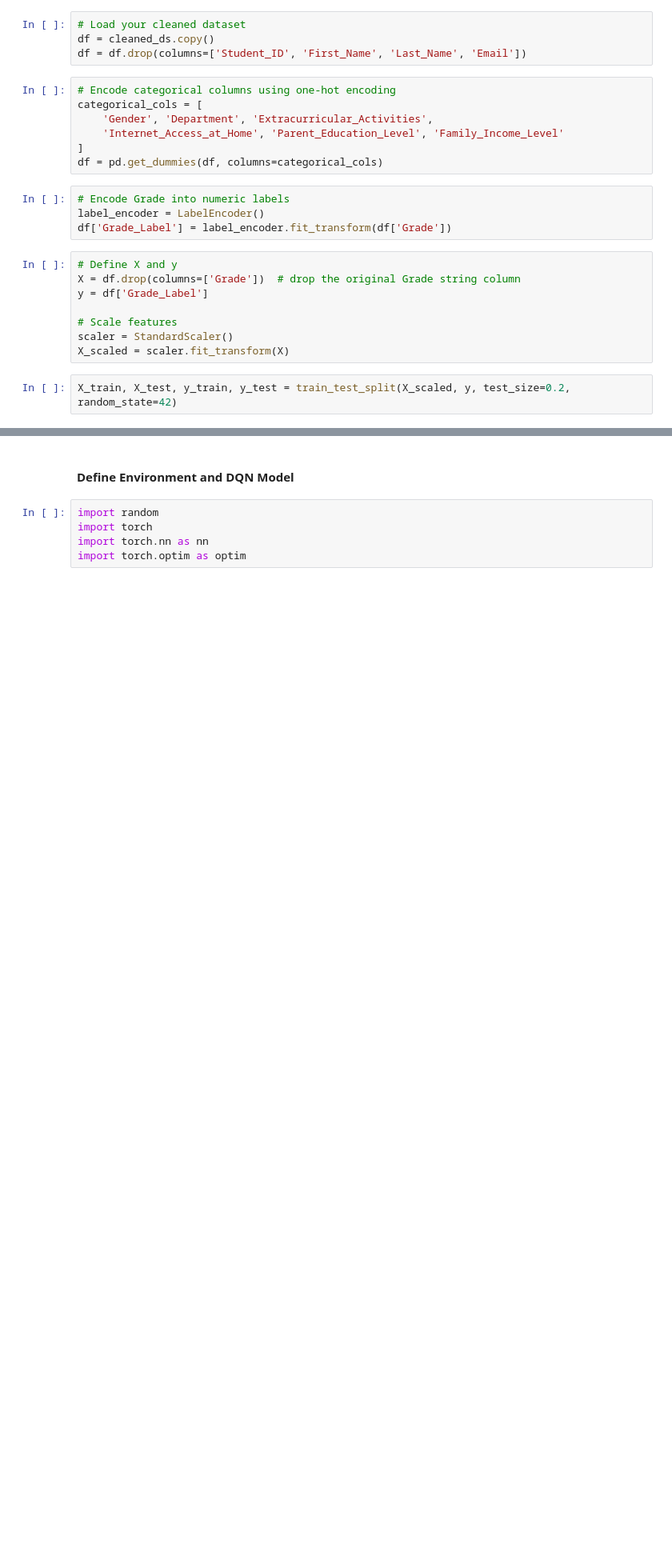
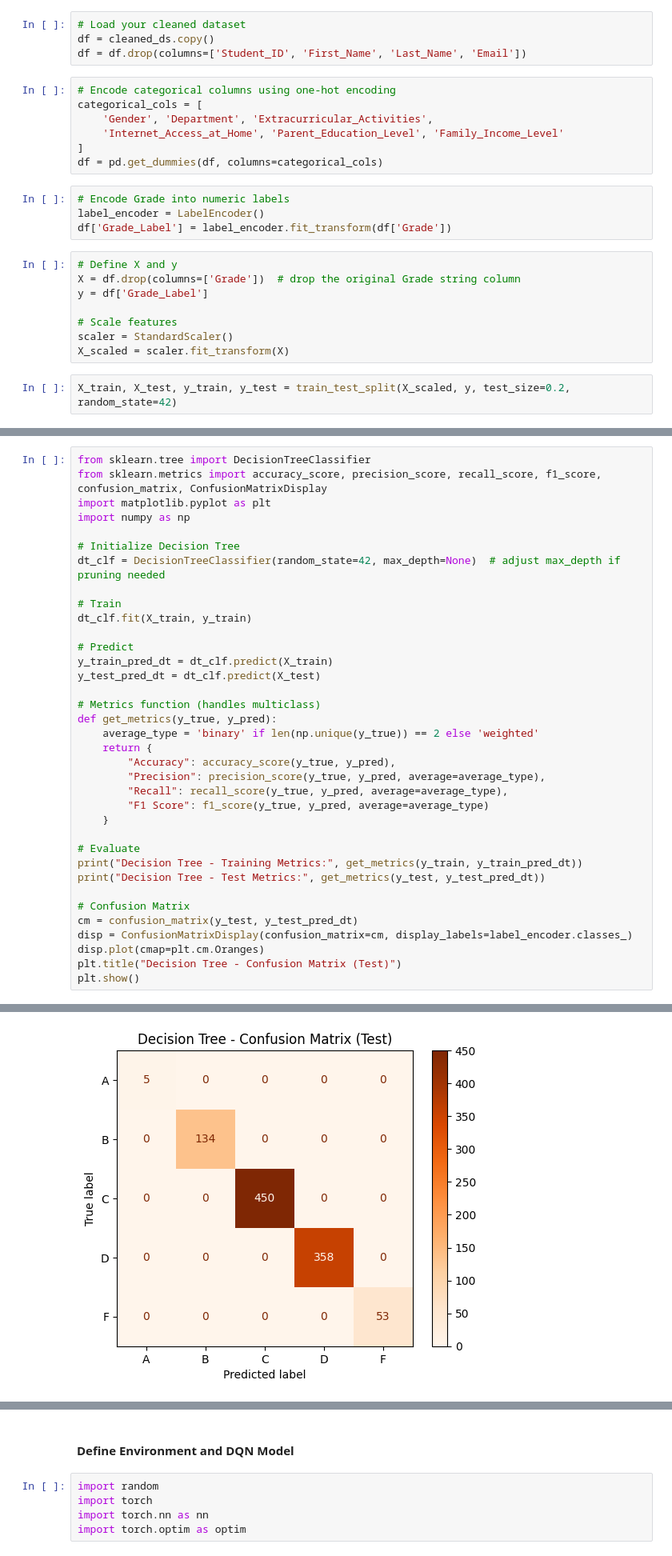
Before and after one commit to mani8072/Data_science_thesis, a Jupyter notebook: coding/machine_learning.ipynb, the cells around one changed output, grey strips where cells are left out. Shown at 80% size. Cells and saved outputs as stored; diff of their text form; blank space fills up the shorter version.

```diff
--- a/coding/machine_learning.ipynb
+++ b/coding/machine_learning.ipynb
@@ -319,0 +304,37 @@ weighted avg       1.00      1.00      1.00      1000
+# %%
+from sklearn.tree import DecisionTreeClassifier
+from sklearn.metrics import accuracy_score, precision_score, recall_score, f1_score, confusion_matrix, ConfusionMatrixDisplay
+import matplotlib.pyplot as plt
+import numpy as np
+
+# Initialize Decision Tree
+dt_clf = DecisionTreeClassifier(random_state=42, max_depth=None)  # adjust max_depth if pruning needed
+
+# Train
+dt_clf.fit(X_train, y_train)
+
+# Predict
+y_train_pred_dt = dt_clf.predict(X_train)
+y_test_pred_dt = dt_clf.predict(X_test)
+
+# Metrics function (handles multiclass)
+def get_metrics(y_true, y_pred):
+    average_type = 'binary' if len(np.unique(y_true)) == 2 else 'weighted'
+    return {
+        "Accuracy": accuracy_score(y_true, y_pred),
+        "Precision": precision_score(y_true, y_pred, average=average_type),
+        "Recall": recall_score(y_true, y_pred, average=average_type),
+        "F1 Score": f1_score(y_true, y_pred, average=average_type)
+    }
+
+# Evaluate
+print("Decision Tree - Training Metrics:", get_metrics(y_train, y_train_pred_dt))
+print("Decision Tree - Test Metrics:", get_metrics(y_test, y_test_pred_dt))
+
+# Confusion Matrix
+cm = confusion_matrix(y_test, y_test_pred_dt)
+disp = ConfusionMatrixDisplay(confusion_matrix=cm, display_labels=label_encoder.classes_)
+disp.plot(cmap=plt.cm.Oranges)
+plt.title("Decision Tree - Confusion Matrix (Test)")
+plt.show()
+# %% [output]
@@ -319,0 +343 @@ weighted avg       1.00      1.00      1.00      1000
+[figure, added]
```
Also changed, not shown: parts of 14 cells of this notebook.
